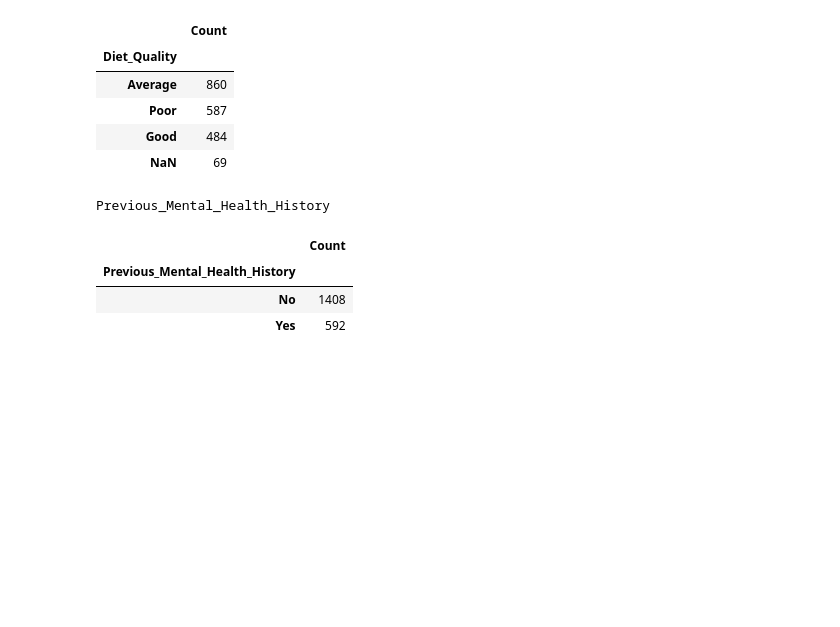
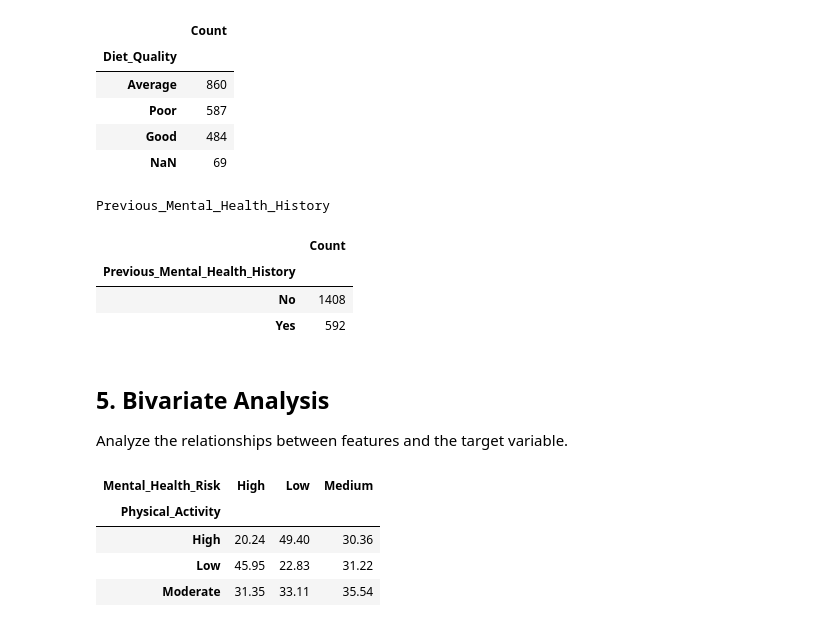
Before and after one commit to lahcen404/MindScope, a Jupyter notebook: notebooks/EDA.ipynb, the cells around one changed output. Saved outputs shown, nothing was run; the diff lists cells and outputs as text; code cells hidden in the pictures; blank space fills up the shorter version.

Commit message:
finish Bivariate Analysis for categorical features

```diff
--- a/notebooks/EDA.ipynb
+++ b/notebooks/EDA.ipynb
@@ -301,3 +301,19 @@ Previous_Mental_Health_History
 | Previous_Mental_Health_History |  |
 | No | 1408 |
 | Yes | 592 |
+# %% [markdown]
+## 5. Bivariate Analysis
+
+Analyze the relationships between features and the target variable.
+# %%
+pd.crosstab(
+    df["Physical_Activity"],
+    df["Mental_Health_Risk"],
+    normalize="index"
+).mul(100).round(2)
+# %% [output]
+| Mental_Health_Risk | High | Low | Medium |
+| Physical_Activity |  |  |  |
+| High | 20.24 | 49.40 | 30.36 |
+| Low | 45.95 | 22.83 | 31.22 |
+| Moderate | 31.35 | 33.11 | 35.54 |
```
Also changed, not shown: parts of 5 cells of this notebook.
